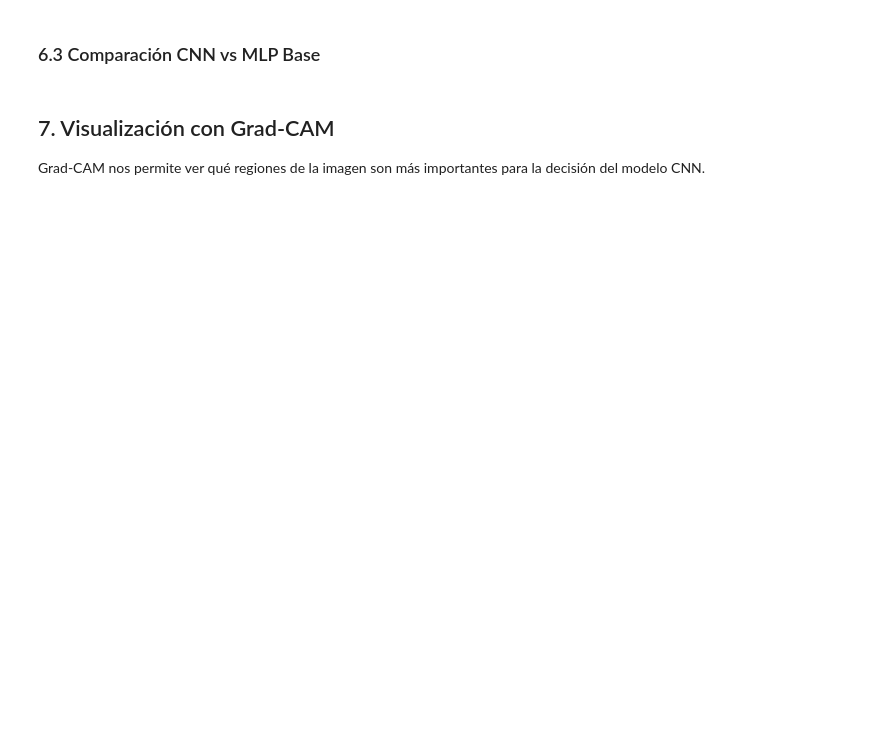
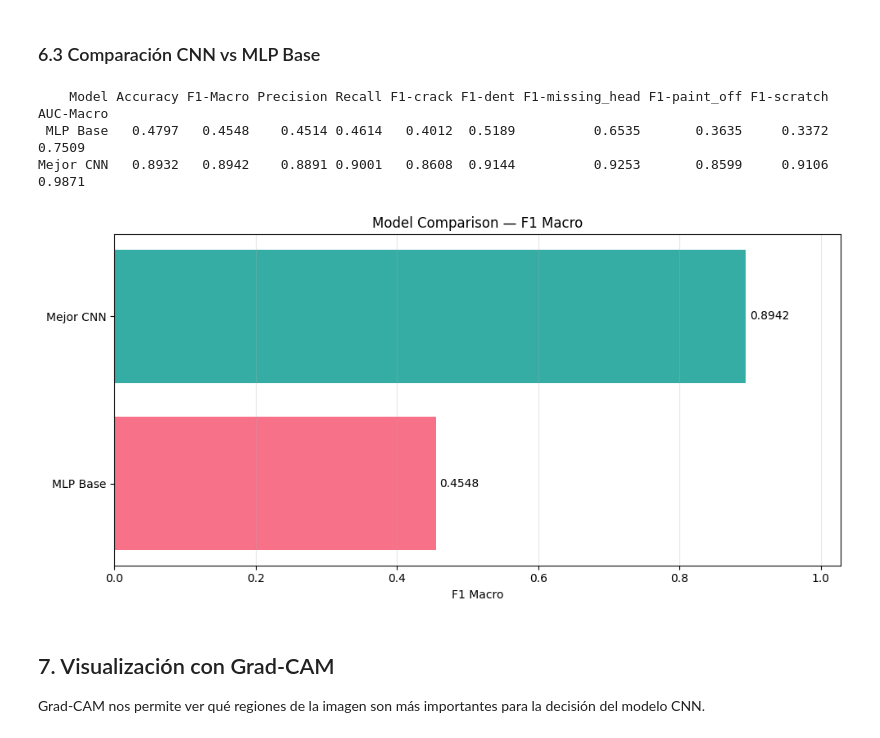
Before and after one commit to eagz93/aircraft-skin-defect-classifier, a Jupyter notebook: notebooks/02_CNN_Profunda.ipynb, the cells around one changed output. Saved outputs shown, nothing was run; the diff lists cells and outputs as text; code cells hidden in the pictures; blank space fills up the shorter version.

```diff
--- a/notebooks/02_CNN_Profunda.ipynb
+++ b/notebooks/02_CNN_Profunda.ipynb
@@ -16,12 +16,16 @@
 ## 1. Setup e Importaciones
 # %%
 import sys
-sys.path.insert(0, "..")
+import os
+from pathlib import Path
+
+PROJECT_ROOT = Path.cwd().parent if Path.cwd().name == "notebooks" else Path.cwd()
+if str(PROJECT_ROOT) not in sys.path:
+    sys.path.insert(0, str(PROJECT_ROOT))
 
 import torch
 import numpy as np
 import matplotlib.pyplot as plt
-from pathlib import Path
 
 from src.data_utils import (
     get_dataloaders, get_transforms, CLASS_NAMES,
@@ -38,11 +42,12 @@ from src.gradcam import generate_gradcam, plot_gradcam, get_target_layer
 
 DEVICE = "cuda" if torch.cuda.is_available() else "cpu"
 SEED = 42
-FIGURES_DIR = Path("../figures/etapa2")
+FIGURES_DIR = PROJECT_ROOT / "results" / "figures"
 FIGURES_DIR.mkdir(parents=True, exist_ok=True)
-MODELS_DIR = Path("../models")
+MODELS_DIR = PROJECT_ROOT / "results" / "models"
 MODELS_DIR.mkdir(parents=True, exist_ok=True)
 
 torch.manual_seed(SEED)
 np.random.seed(SEED)
 print(f"Device: {DEVICE}")
+print(f"Project root: {PROJECT_ROOT}")
@@ -49,18 +57,15 @@ print(f"Device: {DEVICE}")
 # %% [markdown]
 ## 2. Carga de Datos
 # %%
-train_transform = get_transforms(img_size=224, augment=True)
-val_transform = get_transforms(img_size=224, augment=False)
-
-data_dir = Path("../data/splits")
-class_weights = get_class_weights(data_dir / "train")
+splits_dir = PROJECT_ROOT / "data" / "splits"
+class_weights = get_class_weights(splits_dir / "train.csv")
 
 train_loader, val_loader, test_loader = get_dataloaders(
-    data_dir=data_dir,
-    train_transform=train_transform,
-    val_transform=val_transform,
+    splits_dir=splits_dir,
+    img_size=224,
     batch_size=32,
     num_workers=2,
+    augment_train=True,
 )
 
 print(f"Train: {len(train_loader.dataset)} | Val: {len(val_loader.dataset)} | Test: {len(test_loader.dataset)}")
@@ -227,7 +339,7 @@ best_cnn = best_cnn.to(DEVICE)
 best_cnn.eval()
 
 y_true, y_pred, y_proba = get_predictions_with_proba(best_cnn, test_loader, DEVICE)
-metrics_cnn = compute_metrics(y_true, y_pred, y_proba, CLASS_NAMES)
+metrics_cnn = compute_metrics(y_true, y_pred, CLASS_NAMES, y_proba)
 print(f"\nMetricas en Test Set:")
 for k, v in metrics_cnn.items():
     if isinstance(v, float):
@@ -242,23 +368,25 @@ plot_roc_curves(y_true, y_proba, CLASS_NAMES, title="Mejor CNN", save_path=FIGUR
 # %%
 import json
 
 mlp_metrics_path = MODELS_DIR / "mlp_base_metrics.json"
 if mlp_metrics_path.exists():
     with open(mlp_metrics_path) as f:
         metrics_mlp = json.load(f)
 else:
     print("No se encontraron metricas del MLP. Ejecuta primero Notebook 01.")
-    metrics_mlp = {"accuracy": 0.0, "f1_weighted": 0.0, "roc_auc_ovr": 0.0}
+    metrics_mlp = {"accuracy": 0.0, "f1_weighted": 0.0, "roc_auc_macro": 0.0}
 
 comparison = {
     "MLP Base": metrics_mlp,
     "Mejor CNN": metrics_cnn,
 }
-print_comparison_table(comparison)
-
-model_names = list(comparison.keys())
-metric_names = ["accuracy", "f1_weighted", "roc_auc_ovr"]
-plot_model_comparison(comparison, metric_names, save_path=FIGURES_DIR / "02_cnn_vs_mlp.png")
+print_comparison_table(comparison, CLASS_NAMES)
+plot_model_comparison(comparison, metric="f1_macro", save_path=FIGURES_DIR / "02_cnn_vs_mlp.png")
+# %% [output]
+    Model Accuracy F1-Macro Precision Recall F1-crack F1-dent F1-missing_head F1-paint_off F1-scratch AUC-Macro
+ MLP Base   0.4797   0.4548    0.4514 0.4614   0.4012  0.5189          0.6535       0.3635     0.3372    0.7509
+Mejor CNN   0.8932   0.8942    0.8891 0.9001   0.8608  0.9144          0.9253       0.8599     0.9106    0.9871
+[figure, added]
 # %% [markdown]
 ## 7. Visualización con Grad-CAM
 
```
Also changed, not shown: parts of 14 cells of this notebook, 7 other files.
